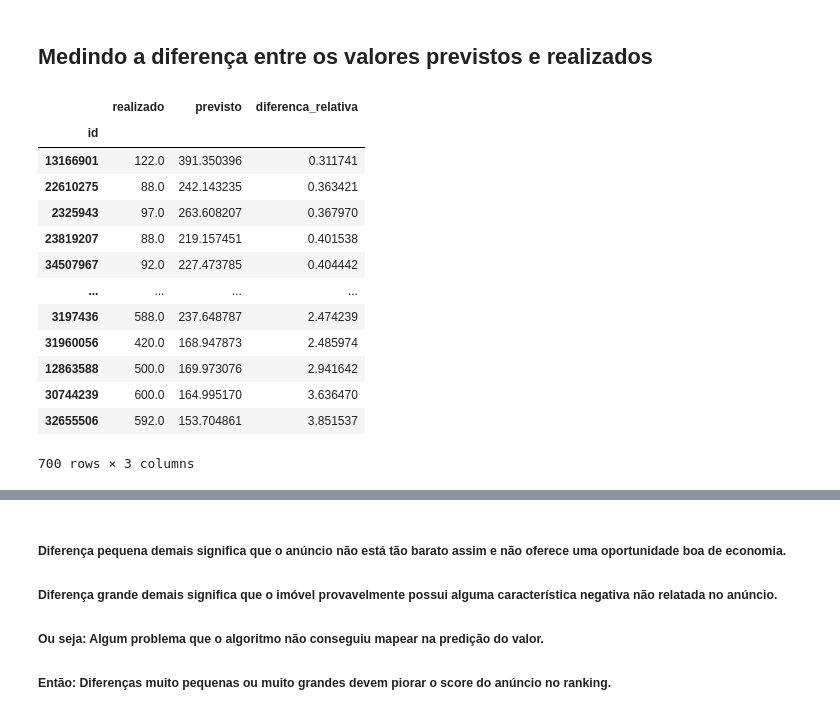
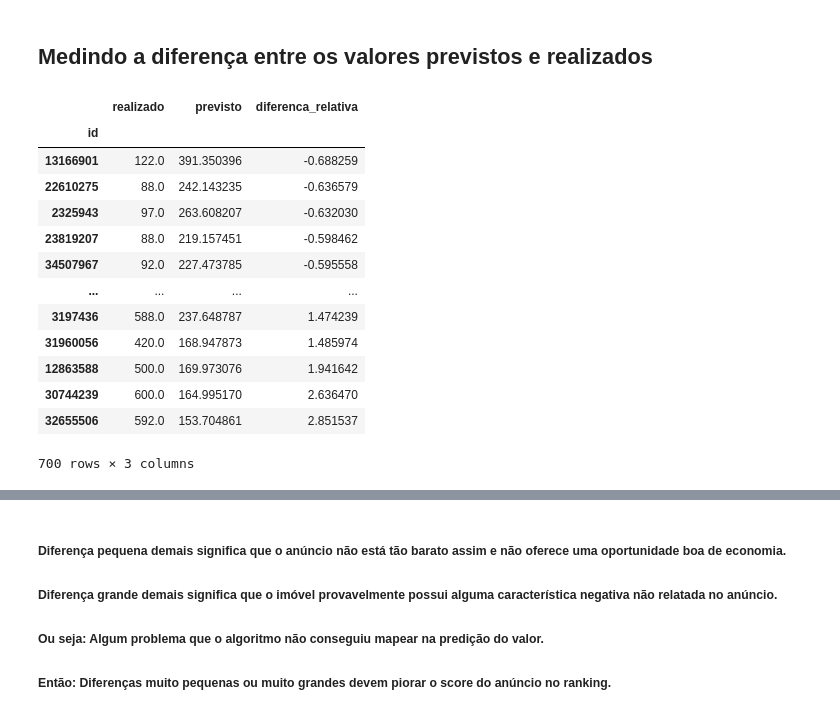
Before and after one commit to frlsouza/pmv_tcc_airbnb, a Jupyter notebook: tcc-puc-airbnb-5-resultados.ipynb, the cells around one changed output, grey strips where cells are left out. Cells and saved outputs as stored; diff of their text form; code cells hidden in the pictures.

```diff
--- a/tcc-puc-airbnb-5-resultados.ipynb
+++ b/tcc-puc-airbnb-5-resultados.ipynb
@@ -136,24 +136,24 @@ df_resultados[['realizado', 'previsto']][0:70].plot(kind='line', figsize=(16,8))
 # %% [markdown]
 ## Medindo a diferença entre os valores previstos e realizados
 # %%
-df_resultados['diferenca_relativa'] = df_resultados['realizado'] / df_resultados['previsto']
+df_resultados['diferenca_relativa'] = (df_resultados['realizado'] / df_resultados['previsto']) - 1
 df_resultados.set_index('id', inplace=True)
 df_resultados.sort_values('diferenca_relativa', inplace=True)
 df_resultados
 # %% [output]
 |  | realizado | previsto | diferenca_relativa |
 | id |  |  |  |
-| 13166901 | 122.0 | 391.350396 | 0.311741 |
-| 22610275 | 88.0 | 242.143235 | 0.363421 |
-| 2325943 | 97.0 | 263.608207 | 0.367970 |
-| 23819207 | 88.0 | 219.157451 | 0.401538 |
-| 34507967 | 92.0 | 227.473785 | 0.404442 |
+| 13166901 | 122.0 | 391.350396 | -0.688259 |
+| 22610275 | 88.0 | 242.143235 | -0.636579 |
+| 2325943 | 97.0 | 263.608207 | -0.632030 |
+| 23819207 | 88.0 | 219.157451 | -0.598462 |
+| 34507967 | 92.0 | 227.473785 | -0.595558 |
 | ... | ... | ... | ... |
-| 3197436 | 588.0 | 237.648787 | 2.474239 |
-| 31960056 | 420.0 | 168.947873 | 2.485974 |
-| 12863588 | 500.0 | 169.973076 | 2.941642 |
-| 30744239 | 600.0 | 164.995170 | 3.636470 |
-| 32655506 | 592.0 | 153.704861 | 3.851537 |
+| 3197436 | 588.0 | 237.648787 | 1.474239 |
+| 31960056 | 420.0 | 168.947873 | 1.485974 |
+| 12863588 | 500.0 | 169.973076 | 1.941642 |
+| 30744239 | 600.0 | 164.995170 | 2.636470 |
+| 32655506 | 592.0 | 153.704861 | 2.851537 |
 700 rows × 3 columns
 # %%
 anuncios_baratos = df_resultados[['diferenca_relativa']]
```
Also changed, not shown: parts of 8 cells of this notebook, 7 other files.
